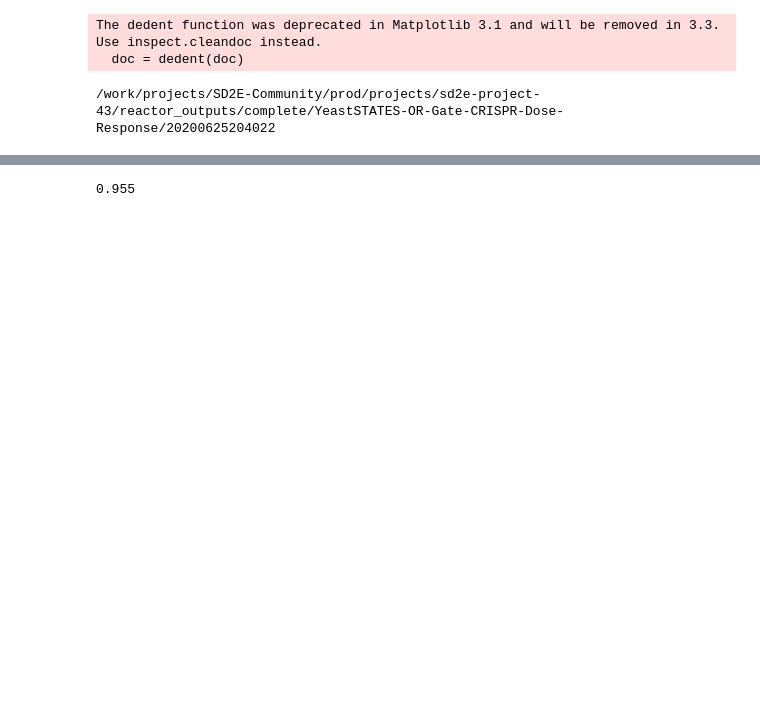
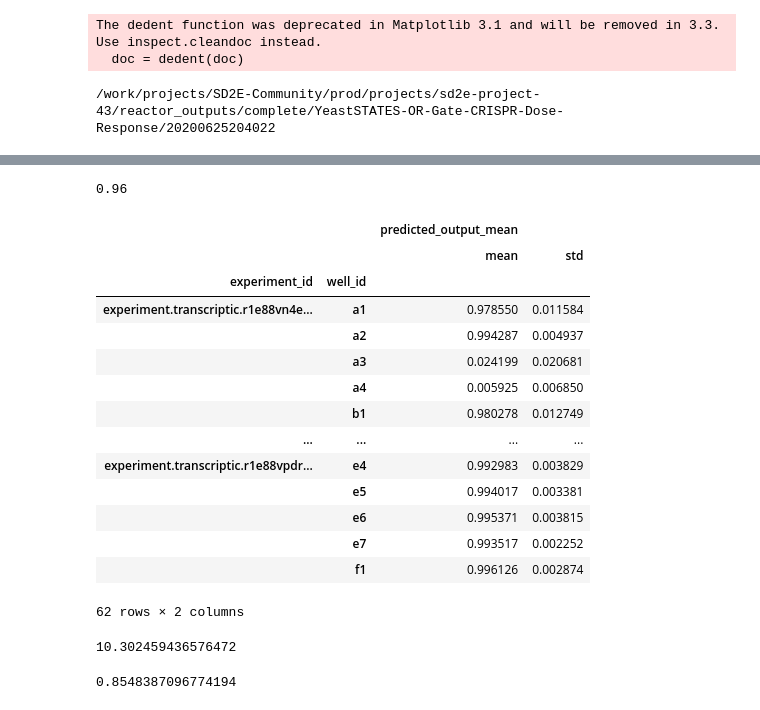
Before and after one commit to SD2E/precomputed-data-table, a Jupyter notebook: notebooks/demo_grouped_control_prediction.ipynb, the cells around one changed output, grey strips where cells are left out. Saved outputs shown, nothing was run; the diff lists cells and outputs as text; code cells hidden in the pictures; blank space fills up the shorter version.

```diff
--- a/notebooks/demo_grouped_control_prediction.ipynb
+++ b/notebooks/demo_grouped_control_prediction.ipynb
@@ -74,4 +78,5 @@ No handles with labels found to put in legend.
-# %%
-test_accuracy
-# %% [output]
-0.955
+# %%
+# Test accuracy of grouped control prediction method
+test_accuracy
+# %% [output]
+0.96
@@ -77,0 +92,19 @@ test_accuracy
+# %%
+# Mean and standard deviation of sample predictions aggregated over time
+result.groupby(['experiment_id','well_id']).agg({'predicted_output_mean': [np.mean, np.std]})
+# %% [output]
+|  |  | predicted_output_mean |  |
+|  |  | mean | std |
+| experiment_id | well_id |  |  |
+| experiment.transcriptic.r1e88vn4e... | a1 | 0.978550 | 0.011584 |
+|  | a2 | 0.994287 | 0.004937 |
+|  | a3 | 0.024199 | 0.020681 |
+|  | a4 | 0.005925 | 0.006850 |
+|  | b1 | 0.980278 | 0.012749 |
+| ... | ... | ... | ... |
+| experiment.transcriptic.r1e88vpdr... | e4 | 0.992983 | 0.003829 |
+|  | e5 | 0.994017 | 0.003381 |
+|  | e6 | 0.995371 | 0.003815 |
+|  | e7 | 0.993517 | 0.002252 |
+|  | f1 | 0.996126 | 0.002874 |
+62 rows × 2 columns
@@ -77,0 +115,12 @@ test_accuracy
+# %%
+# Prediction loss compared to OD labels
+od_loss = sum(abs(p2-result.groupby(['experiment_id','well_id']).mean().predicted_output_mean.values))
+od_loss
+# %% [output]
+10.302459436576472
+# %%
+# Prediction accuracy compared to OD labels
+od_accuracy = sum(p1 == p2)/len(p2)
+od_accuracy
+# %% [output]
+0.8548387096774194
```
Also changed, not shown: parts of 5 cells of this notebook.
